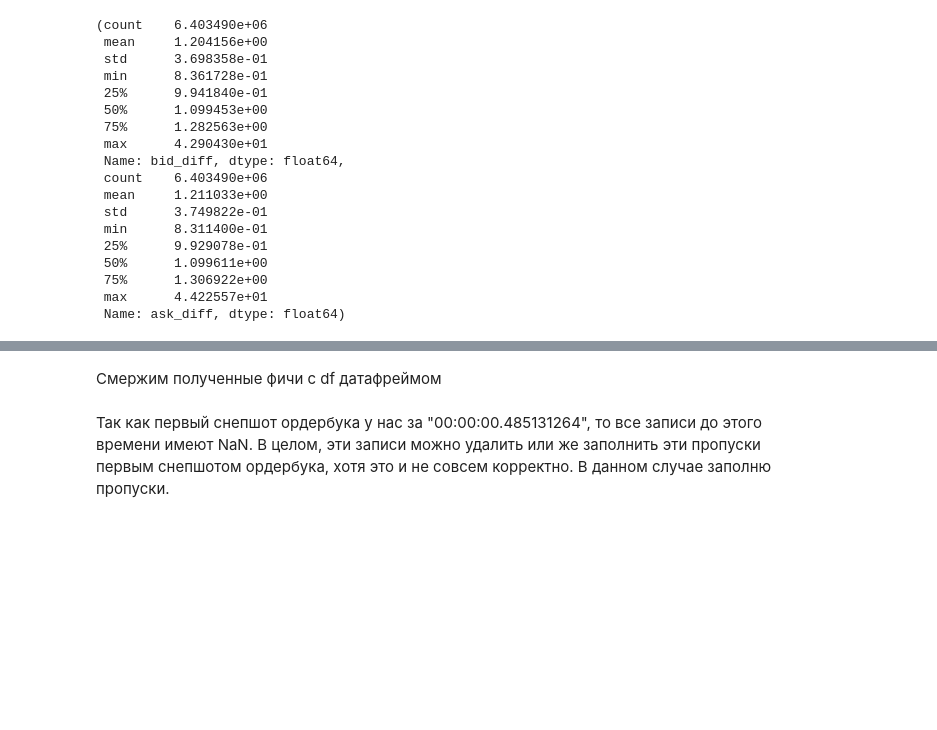
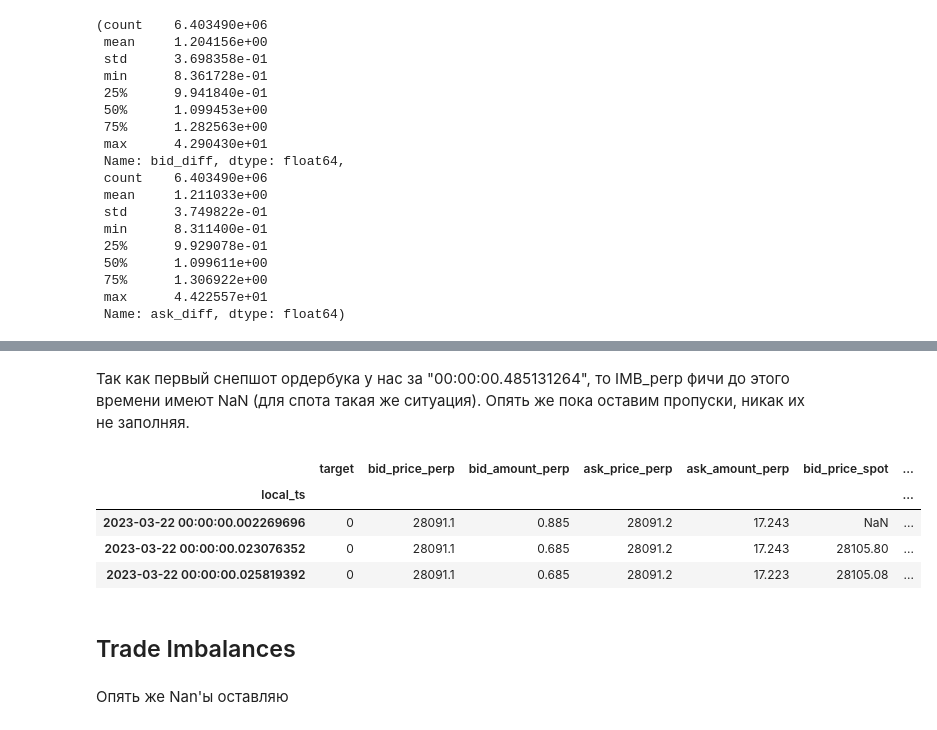
Before and after one commit to ESkripichnikov/market-prediction, a Jupyter notebook: get_features.ipynb, the cells around one changed output, grey strips where cells are left out. Saved outputs shown, nothing was run; the diff lists cells and outputs as text; code cells hidden in the pictures; blank space fills up the shorter version.

```diff
--- a/get_features.ipynb
+++ b/get_features.ipynb
@@ -194,14 +232,29 @@ Wall time: 1h 26min 58s
-# %%
-df_book.drop(columns=['bid_prices', 'bid_amounts', 'ask_prices', 'ask_amounts', 'bid_bp', 'ask_bp'], inplace=True)
-# %% [markdown]
-Смержим полученные фичи с df датафреймом
-# %%
-df = pd.merge_asof(df, df_book, on='local_ts', direction='backward')
-df.set_index('local_ts', inplace=True)
-df.sort_index(inplace=True)
+# %%
+for df_, postfix in tqdm([(df_book, 'perp'), (df_book_spot, 'spot')]):
+    df_ = df_.progress_apply(get_imb, axis=1)
+
+    df_.drop(columns=['bid_prices', 'bid_amounts', 'ask_prices', 'ask_amounts', 'bid_bp', 'ask_bp'], inplace=True)
+    columns_ = df_.columns
+    columns_= [f'{column}_{postfix}' for column in columns_]
+    df_.columns = columns_
+
+    df = pd.merge_asof(df, df_, on='local_ts', direction='backward')
+
+    df.set_index('local_ts', inplace=True)
+    df.sort_index(inplace=True)
+del df_book, df_book_spot
 # %% [markdown]
-Так как первый снепшот ордербука у нас за "00:00:00.485131264", то все записи до этого времени имеют NaN. В целом, эти записи можно удалить или же заполнить эти пропуски первым снепшотом ордербука, хотя это и не совсем корректно.
-В данном случае заполню пропуски.
+Так как первый снепшот ордербука у нас за "00:00:00.485131264", то IMB_perp фичи  до этого времени имеют NaN (для спота такая же ситуация). Опять же пока оставим пропуски, никак их не заполняя.
 # %%
 # df.dropna(axis=0, inplace=True)
-df.interpolate(method='backfill', inplace=True)
+# df.interpolate(method='backfill', inplace=True)
+# %%
+df.head(3)
+# %% [output]
+|  | target | bid_price_perp | bid_amount_perp | ask_price_perp | ask_amount_perp | bid_price_spot | ... |
+| local_ts |  |  |  |  |  |  | ... |
+| 2023-03-22 00:00:00.002269696 | 0 | 28091.1 | 0.885 | 28091.2 | 17.243 | NaN | ... |
+| 2023-03-22 00:00:00.023076352 | 0 | 28091.1 | 0.685 | 28091.2 | 17.243 | 28105.80 | ... |
+| 2023-03-22 00:00:00.025819392 | 0 | 28091.1 | 0.685 | 28091.2 | 17.223 | 28105.08 | ... |
+# %% [markdown]
+## Trade Imbalances
@@ -207,0 +278,2 @@ df.interpolate(method='backfill', inplace=True)
+# %% [markdown]
+Опять же Nan'ы оставляю
```
Also changed, not shown: parts of 50 cells of this notebook.
